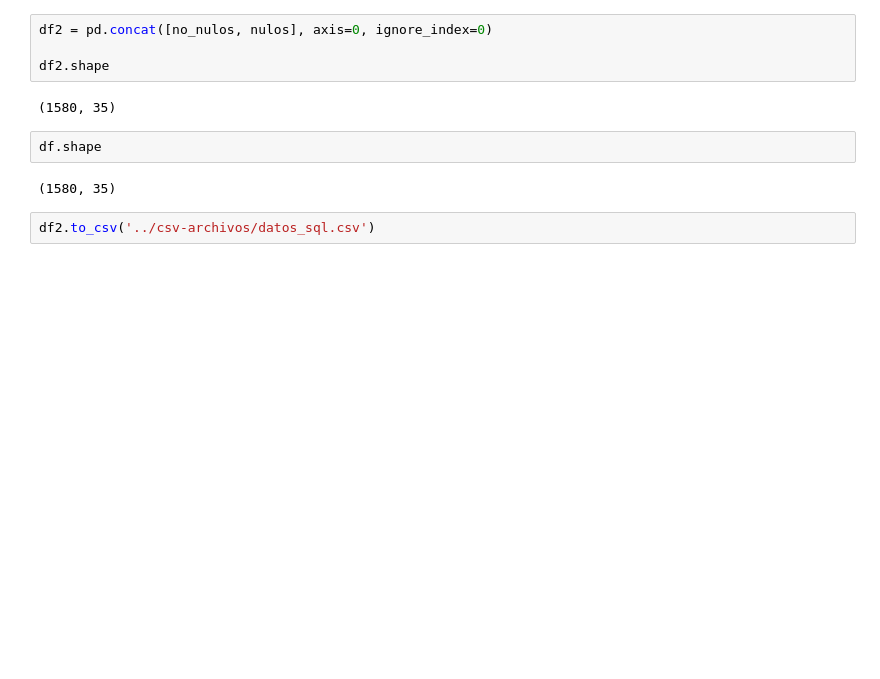
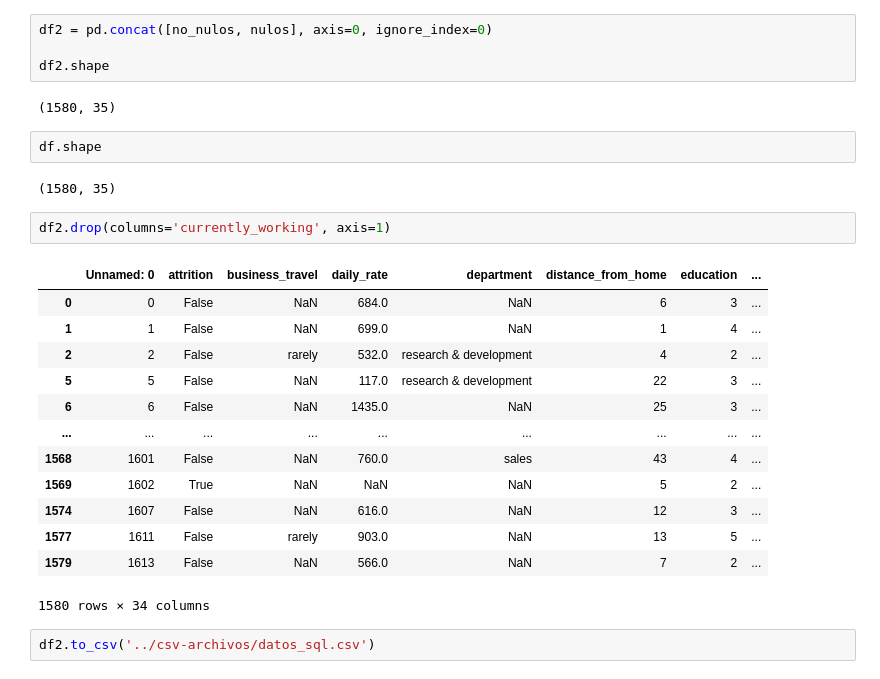
Before and after one commit to icorreald/proyecto-da-promo-G-modulo-3-team-3, a Jupyter notebook: notebooks-trabajo/joha.ipynb, the cells around one changed output. Drawn from its saved outputs; the diff is of its cells as text; blank space fills up the shorter version.

```diff
--- a/notebooks-trabajo/joha.ipynb
+++ b/notebooks-trabajo/joha.ipynb
@@ -852,5 +852,21 @@ df2.shape
 df.shape
 # %% [output]
 (1580, 35)
+# %%
+df2.drop(columns='currently_working', axis=1)
+# %% [output]
+|  | Unnamed: 0 | attrition | business_travel | daily_rate | department | distance_from_home | education | ... |
+| 0 | 0 | False | NaN | 684.0 | NaN | 6 | 3 | ... |
+| 1 | 1 | False | NaN | 699.0 | NaN | 1 | 4 | ... |
+| 2 | 2 | False | rarely | 532.0 | research & development | 4 | 2 | ... |
+| 5 | 5 | False | NaN | 117.0 | research & development | 22 | 3 | ... |
+| 6 | 6 | False | NaN | 1435.0 | NaN | 25 | 3 | ... |
+| ... | ... | ... | ... | ... | ... | ... | ... | ... |
+| 1568 | 1601 | False | NaN | 760.0 | sales | 43 | 4 | ... |
+| 1569 | 1602 | True | NaN | NaN | NaN | 5 | 2 | ... |
+| 1574 | 1607 | False | NaN | 616.0 | NaN | 12 | 3 | ... |
+| 1577 | 1611 | False | rarely | 903.0 | NaN | 13 | 5 | ... |
+| 1579 | 1613 | False | NaN | 566.0 | NaN | 7 | 2 | ... |
+1580 rows × 34 columns
 # %%
 df2.to_csv('../csv-archivos/datos_sql.csv')
```
Also changed, not shown: parts of 1 cell of this notebook, 2 other files.
